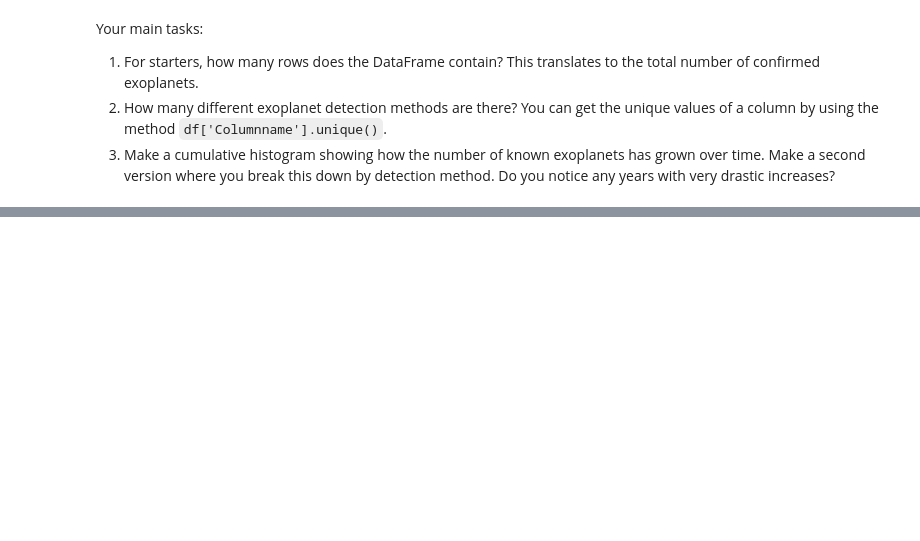
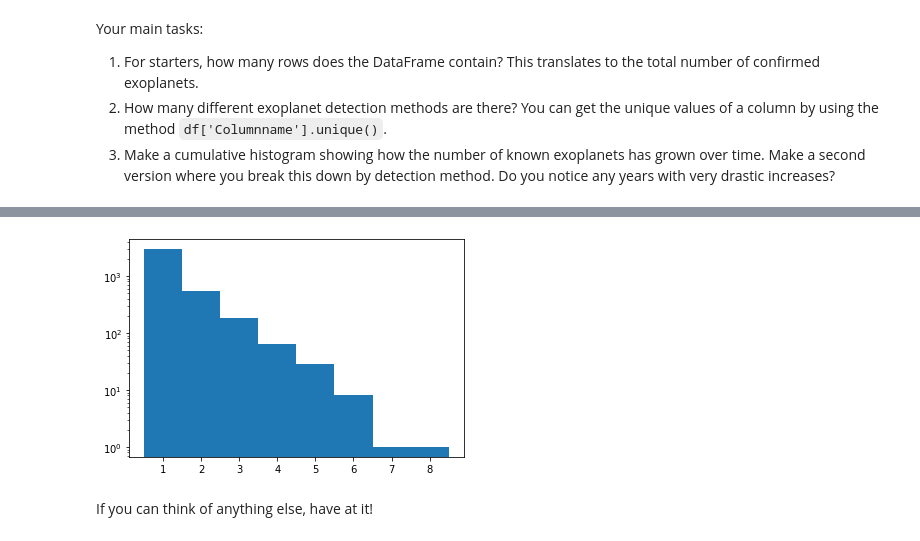
Before and after one commit to CIERA-Northwestern/REACHpy, a Jupyter notebook: Module_3/Challenge_2_Exoplanets_with_Pandas.ipynb, the cells around one changed output, grey strips where cells are left out. Cells and saved outputs as stored; diff of their text form; code cells hidden in the pictures; blank space fills up the shorter version.

```diff
--- a/Module_3/Challenge_2_Exoplanets_with_Pandas.ipynb
+++ b/Module_3/Challenge_2_Exoplanets_with_Pandas.ipynb
@@ -34,0 +85,10 @@ Keep in mind that some of the conclusions you draw here might not be true. Obser
+# %%
+grouped_df = df.groupby("hostname").first()
+# %%
+bins = np.arange(1, max(grouped_df.sy_pnum.values) + 1.5) - 0.5
+plt.hist(grouped_df.sy_pnum, bins=bins)
+plt.yscale('log')
+# %% [output]
+[figure, added]
+# %% [markdown]
+If you can think of anything else, have at it!
```
Also changed, not shown: parts of 11 cells of this notebook.
